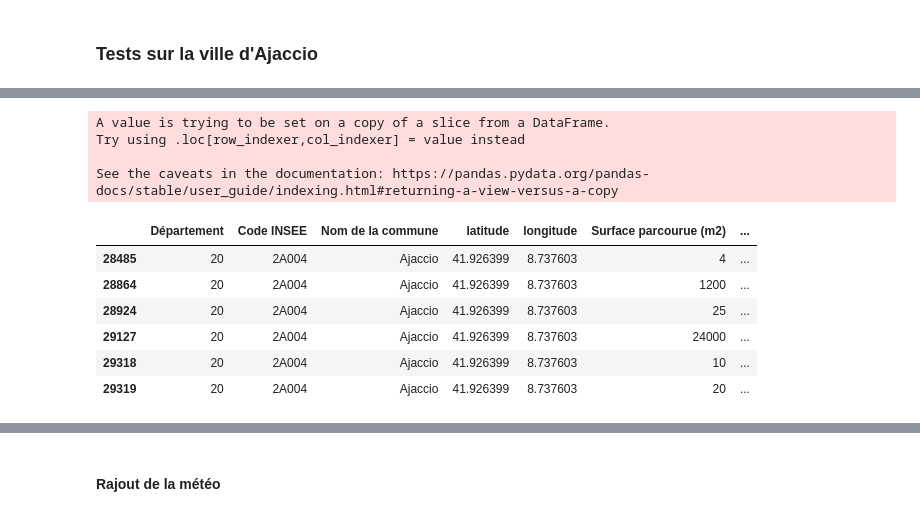
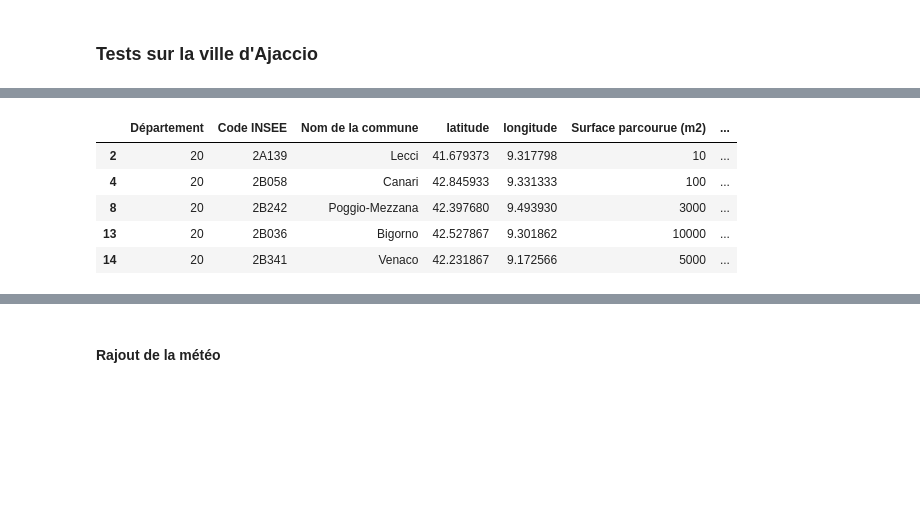
Before and after one commit to Marc-jed/Projet-Fire, a Jupyter notebook: incendies_visu.ipynb, the cells around one changed output, grey strips where cells are left out. Cells and saved outputs as stored; diff of their text form; code cells hidden in the pictures; blank space fills up the shorter version.

```diff
--- a/incendies_visu.ipynb
+++ b/incendies_visu.ipynb
@@ -614,17 +627,16 @@ df_ajaccio_2024.head(10)
 # %%
-df_ajaccio_2024['Département'] = 20
-df_ajaccio_2024
+# df_merge['Département'] = 20
+# df_merge.head()
-# %% [output]
-A value is trying to be set on a copy of a slice from a DataFrame.
-Try using .loc[row_indexer,col_indexer] = value instead
-
-See the caveats in the documentation: https://pandas.pydata.org/pandas-docs/stable/user_guide/indexing.html#returning-a-view-versus-a-copy
-|  | Département | Code INSEE | Nom de la commune | latitude | longitude | Surface parcourue (m2) | ... |
-| 28485 | 20 | 2A004 | Ajaccio | 41.926399 | 8.737603 | 4 | ... |
-| 28864 | 20 | 2A004 | Ajaccio | 41.926399 | 8.737603 | 1200 | ... |
-| 28924 | 20 | 2A004 | Ajaccio | 41.926399 | 8.737603 | 25 | ... |
-| 29127 | 20 | 2A004 | Ajaccio | 41.926399 | 8.737603 | 24000 | ... |
-| 29318 | 20 | 2A004 | Ajaccio | 41.926399 | 8.737603 | 10 | ... |
-| 29319 | 20 | 2A004 | Ajaccio | 41.926399 | 8.737603 | 20 | ... |
+# %%
+mask = df_merge['Département'] == '20'
+df_corse = df_merge[mask]
+df_corse.head()
+# %% [output]
+|  | Département | Code INSEE | Nom de la commune | latitude | longitude | Surface parcourue (m2) | ... |
+| 2 | 20 | 2A139 | Lecci | 41.679373 | 9.317798 | 10 | ... |
+| 4 | 20 | 2B058 | Canari | 42.845933 | 9.331333 | 100 | ... |
+| 8 | 20 | 2B242 | Poggio-Mezzana | 42.397680 | 9.493930 | 3000 | ... |
+| 13 | 20 | 2B036 | Bigorno | 42.527867 | 9.301862 | 10000 | ... |
+| 14 | 20 | 2B341 | Venaco | 42.231867 | 9.172566 | 5000 | ... |
 # %%
 # Rajout d'une colonne pour indiquer les feux
```
Also changed, not shown: parts of 22 cells of this notebook.
